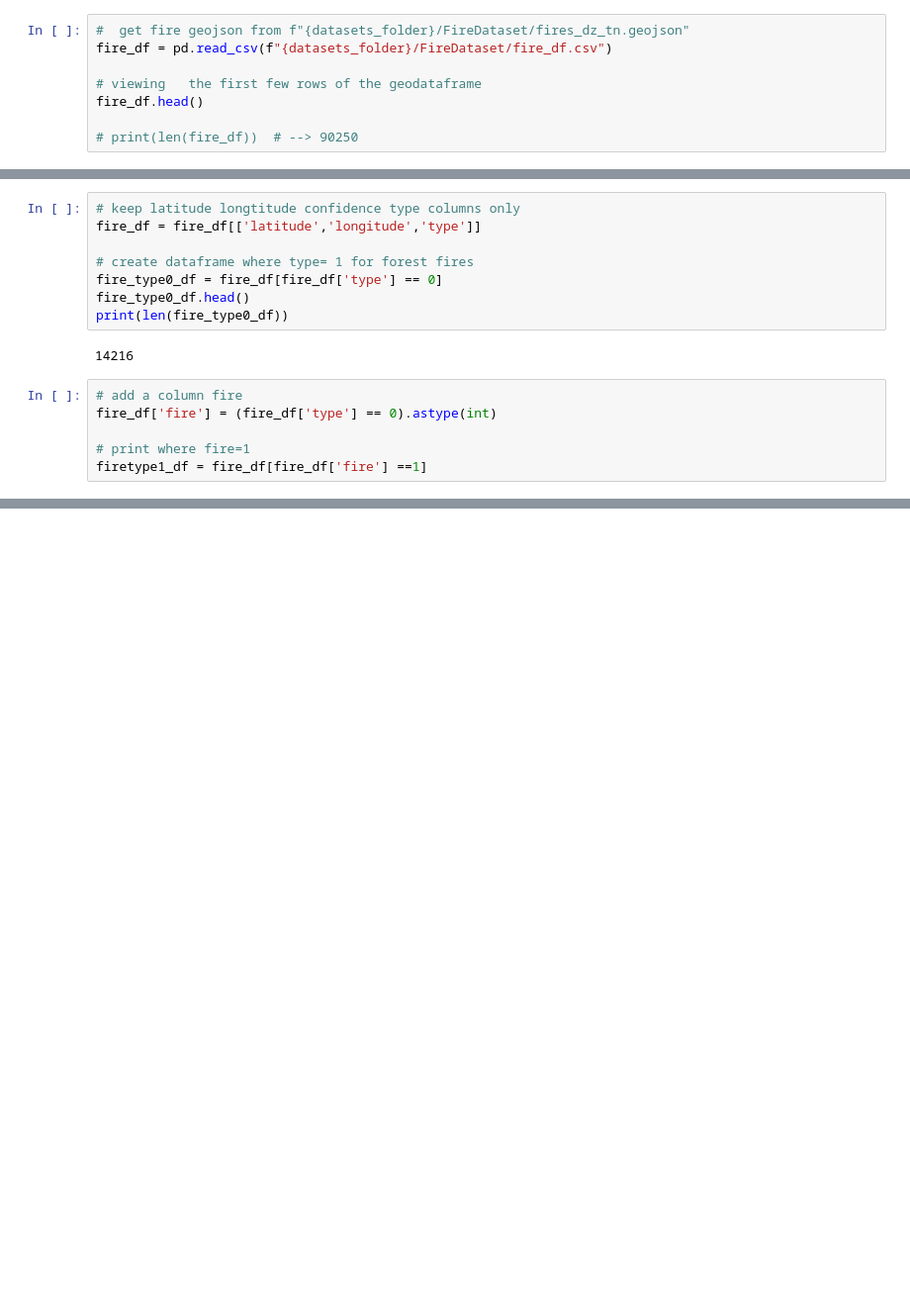
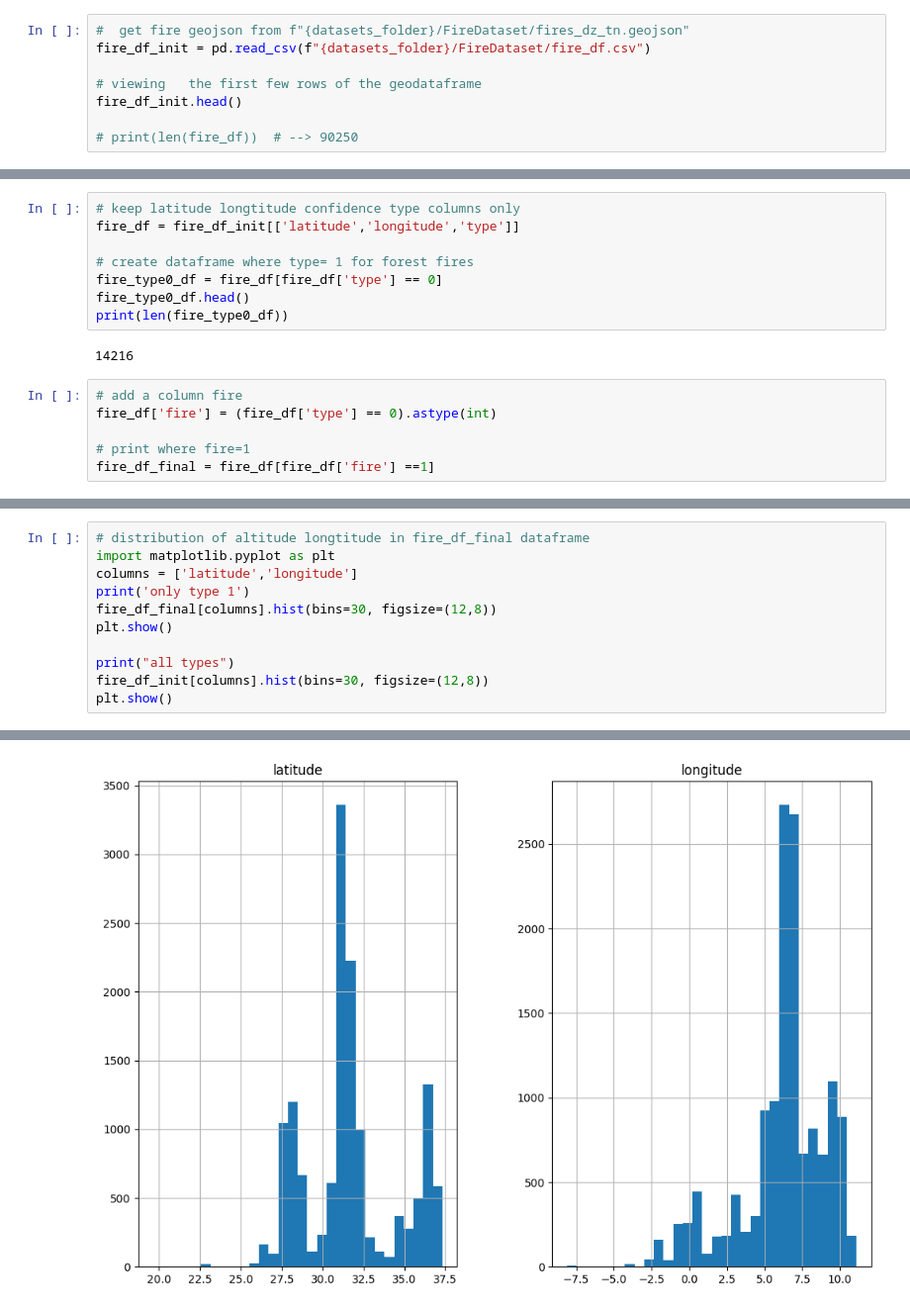
Before and after one commit to sarahmoussaoui/Fire-Detection-Data-Mining-Project, a Jupyter notebook: Code/Data Preprocessing/fire.ipynb, the cells around one changed output, grey strips where cells are left out. Shown at 99% size. Cells and saved outputs as stored; diff of their text form; blank space fills up the shorter version.

Commit message:
visualisation to chose range of south data elimination
view distribued latitude and longitude in fire

```diff
--- a/Code/Data Preprocessing/fire.ipynb
+++ b/Code/Data Preprocessing/fire.ipynb
@@ -70,10 +70,10 @@ preprocessed_landcover_folder = folders["PREPROCESSED_LANDCOVER_FOLDER"]
 # Reading the file
 # %%
 #  get fire geojson from f"{datasets_folder}/FireDataset/fires_dz_tn.geojson"
-fire_df = pd.read_csv(f"{datasets_folder}/FireDataset/fire_df.csv")
+fire_df_init = pd.read_csv(f"{datasets_folder}/FireDataset/fire_df.csv")
 
 # viewing   the first few rows of the geodataframe
-fire_df.head()
+fire_df_init.head()
 
 # print(len(fire_df))  # --> 90250
 # %% [output]
@@ -127,7 +127,7 @@ Name: longitude, dtype: float64
 latitude north is mostly whithin 30 and 37.5 ( view in fire visualiation map latitude lontitude vs FRP) --> fill those with negative fire
 # %%
 # keep latitude longtitude confidence type columns only
-fire_df = fire_df[['latitude','longitude','type']]
+fire_df = fire_df_init[['latitude','longitude','type']]
 
 # create dataframe where type= 1 for forest fires
 fire_type0_df = fire_df[fire_df['type'] == 0]
@@ -140,4 +140,4 @@ print(len(fire_type0_df))
 fire_df['fire'] = (fire_df['type'] == 0).astype(int)
 
 # print where fire=1
-firetype1_df = fire_df[fire_df['fire'] ==1]
+fire_df_final = fire_df[fire_df['fire'] ==1]
@@ -155,0 +148,12 @@ length of fire type 1  14216
+# %%
+# distribution of altitude longtitude in fire_df_final dataframe
+import matplotlib.pyplot as plt
+columns = ['latitude','longitude']
+print('only type 1')
+fire_df_final[columns].hist(bins=30, figsize=(12,8))
+plt.show()
+
+print("all types")
+fire_df_init[columns].hist(bins=30, figsize=(12,8))
+plt.show()
+# %% [output]
@@ -155,0 +161 @@ length of fire type 1  14216
+[figure, added]
```
Also changed, not shown: parts of 22 cells of this notebook, 1 other file.
